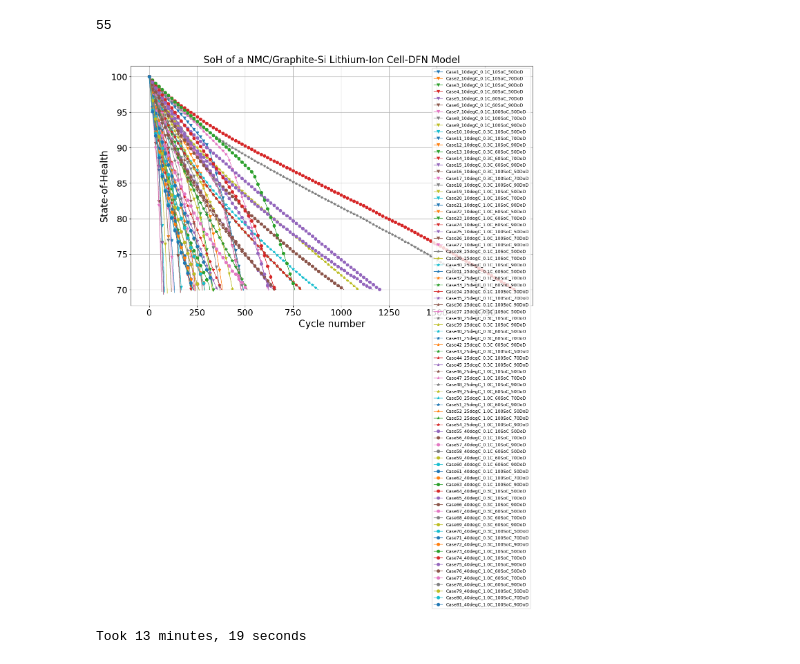
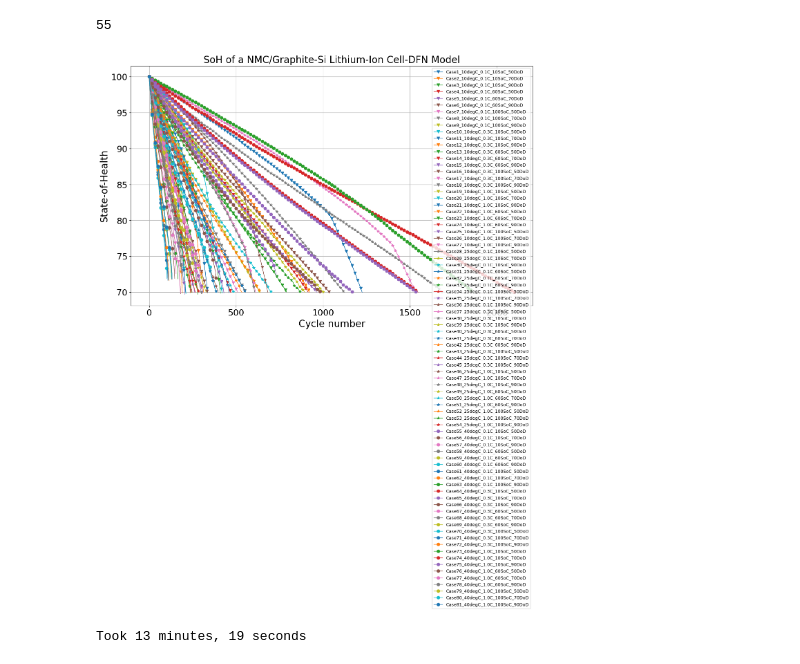
Before and after one commit to ganmadche/PyBaMMlocal, a Jupyter notebook: wip/paperKneedfn2026_cyclingStudies.ipynb, the cells around one changed output. Cells and saved outputs as stored; diff of their text form; code cells hidden in the pictures.

Commit message:
updated parameters and code for quick simulations

```diff
--- a/wip/paperKneedfn2026_cyclingStudies.ipynb
+++ b/wip/paperKneedfn2026_cyclingStudies.ipynb
@@ -22,7 +15,0 @@ parameter_values.update({"Negative electrode OCP entropic change [V.K-1]": -0.00
-# %%
-def ec_diffusivity(T_amb):
-    D_sj = 2.5e-22*4*10*3
-    EaD = 10000
-    arrhenius = np.exp(EaD / pybamm.constants.R *(1/ 298.15 - 1/ T_amb))
-    return D_sj * arrhenius
-parameter_values.update({"EC diffusivity [m2.s-1]": ec_diffusivity})
@@ -36,16 +15,0 @@ parameter_values.update({"SEI growth activation energy [J.mol-1]": 48000.0,
-# %%
-# LAM parameters update
-
-parameter_values.update({"Positive electrode LAM constant proportional term [s-1]": 0.1*0.5*1.5/3600,
-                         "Negative electrode LAM constant proportional term [s-1]": 0.5*0.5*1.5/3600,
-
-                         "Positive electrode LAM constant exponential term": 2.0*1.1,
-                         "Negative electrode LAM constant exponential term": 2.0*1.1,
-
-                         })
-# %%
-#Plating paremeters update
-parameter_values.update({
-                        "Lithium plating kinetic rate constant [m.s-1]": 1e-09*0.0001,
-
-                        })
@@ -262,40 +278,40 @@ for m in range(27):#,29,31,33,35,37,39,43,45,47,49,51,53,59,65,67,69,71,77,81]:
     soc_case = df3["SoC"][n]*0.01
     crate = df3["C_rate"][n]
     df4 = pd.read_csv(f"{current_directory}/paperstudies2026/Case{simcase}_{tempC_case}degC_{crate}C_{soc_case*100}SoC_{dod_case*100}DoD_{cycles_per_day}cycle.csv")
-    plt.plot(df4["Days"], df4["Capacity Retention"]*100,marker='v', markevery=50,linewidth=1, label =f"Case{simcase}_{tempC_case}degC_{crate}C_{int(soc_case*100)}SoC_{int(dod_case*100)}DoD")
+    plt.plot(df4["Cycle number"]/(steps_total*cycles_per_day), df4["Capacity Retention"]*100,marker='v', markevery=50,linewidth=1, label =f"Case{simcase}_{tempC_case}degC_{crate}C_{int(soc_case*100)}SoC_{int(dod_case*100)}DoD")
 
 for m in range(27,54):   #range(27,54):#: #range(5): #(54, 81)
     n = m
     tempC_case = df3["Temperature"][n]
     simcase = df3["Case"][n]
     dod_case = df3["DoD"][n]*0.01
     soc_case = df3["SoC"][n]*0.01
     crate = df3["C_rate"][n]
     df4 = pd.read_csv(f"{current_directory}/paperstudies2026/Case{simcase}_{tempC_case}degC_{crate}C_{soc_case*100}SoC_{dod_case*100}DoD_{cycles_per_day}cycle.csv")
-    plt.plot(df4["Days"], df4["Capacity Retention"]*100,marker='*', markevery=50,linewidth=1, label =f"Case{simcase}_{tempC_case}degC_{crate}C_{int(soc_case*100)}SoC_{int(dod_case*100)}DoD")
+    plt.plot(df4["Cycle number"]/(steps_total*cycles_per_day), df4["Capacity Retention"]*100,marker='*', markevery=50,linewidth=1, label =f"Case{simcase}_{tempC_case}degC_{crate}C_{int(soc_case*100)}SoC_{int(dod_case*100)}DoD")
 
 for m in range(54,81): #range(27,54):#: #range(5): #
     n = m
     tempC_case = df3["Temperature"][n]
     simcase = df3["Case"][n]
     dod_case = df3["DoD"][n]*0.01
     soc_case = df3["SoC"][n]*0.01
     crate = df3["C_rate"][n]
     df4 = pd.read_csv(f"{current_directory}/paperstudies2026/Case{simcase}_{tempC_case}degC_{crate}C_{soc_case*100}SoC_{dod_case*100}DoD_{cycles_per_day}cycle.csv")
-    plt.plot(df4["Days"], df4["Capacity Retention"]*100,marker='o', markevery=50,linewidth=1, label =f"Case{simcase}_{tempC_case}degC_{crate}C_{int(soc_case*100)}SoC_{int(dod_case*100)}DoD")
+    plt.plot(df4["Cycle number"]/(steps_total*cycles_per_day), df4["Capacity Retention"]*100,marker='o', markevery=50,linewidth=1, label =f"Case{simcase}_{tempC_case}degC_{crate}C_{int(soc_case*100)}SoC_{int(dod_case*100)}DoD")
 
 plt.xlabel('Cycle number',fontsize=20)
 plt.ylabel('State-of-Health',fontsize=20)
 plt.title('SoH of a NMC/Graphite-Si Lithium-Ion Cell-DFN Model',fontsize=20)
-#plt.ylim([70, 102])
+#plt.ylim([75, 102])
 #plt.xlim([-50, 1000])
 plt.legend(fontsize=9)
 plt.xticks(fontsize=18)
 plt.yticks(fontsize=18)
 plt.grid(True)
 plt.show()
 # %% [output]
-[figure, old version]
+[figure, new version]
 # %%
 #sim1.plot()
 #sol1.save("DFN_300cyl_fail-sol.pkl")
```
Also changed, not shown: parts of 4 cells of this notebook.
